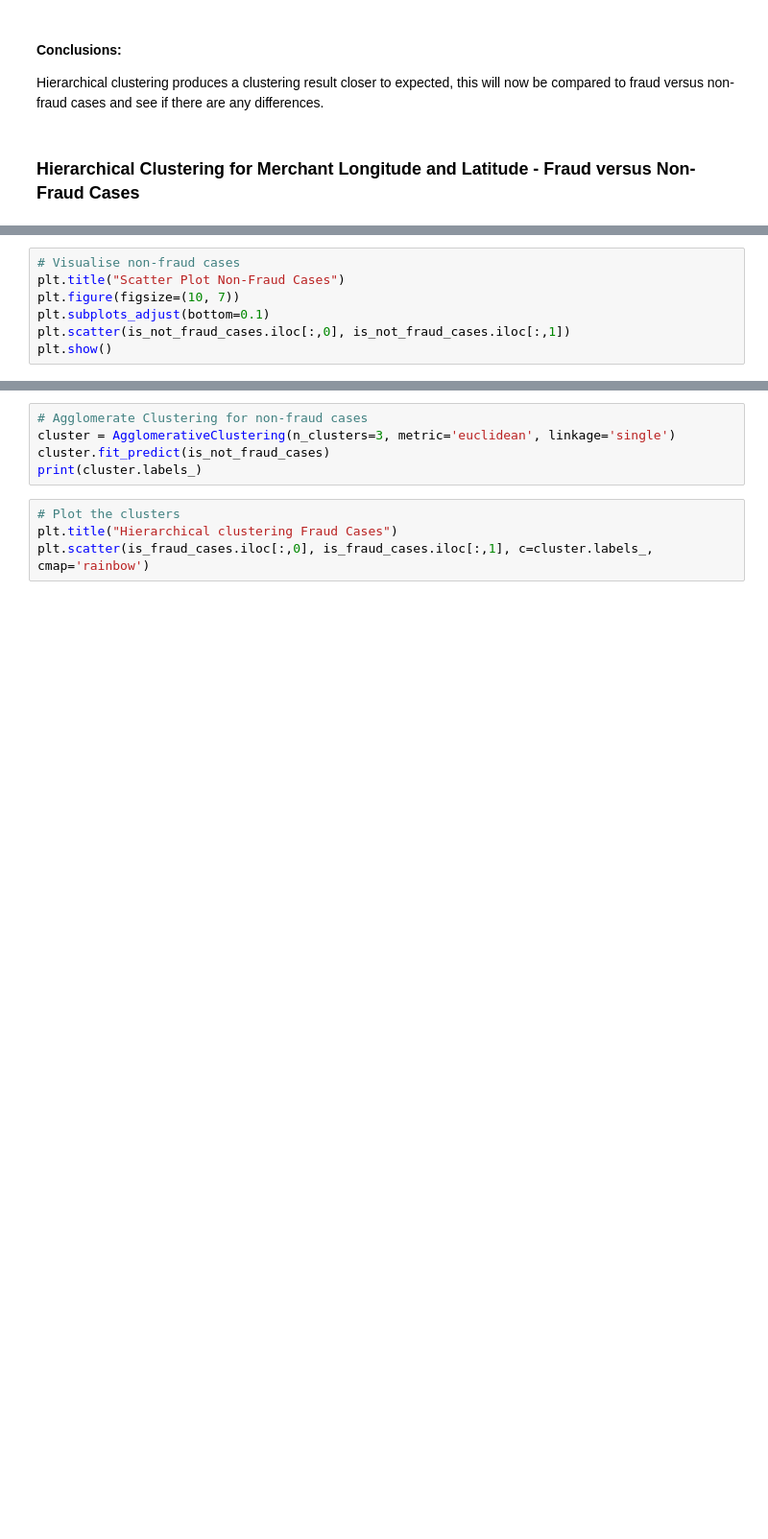
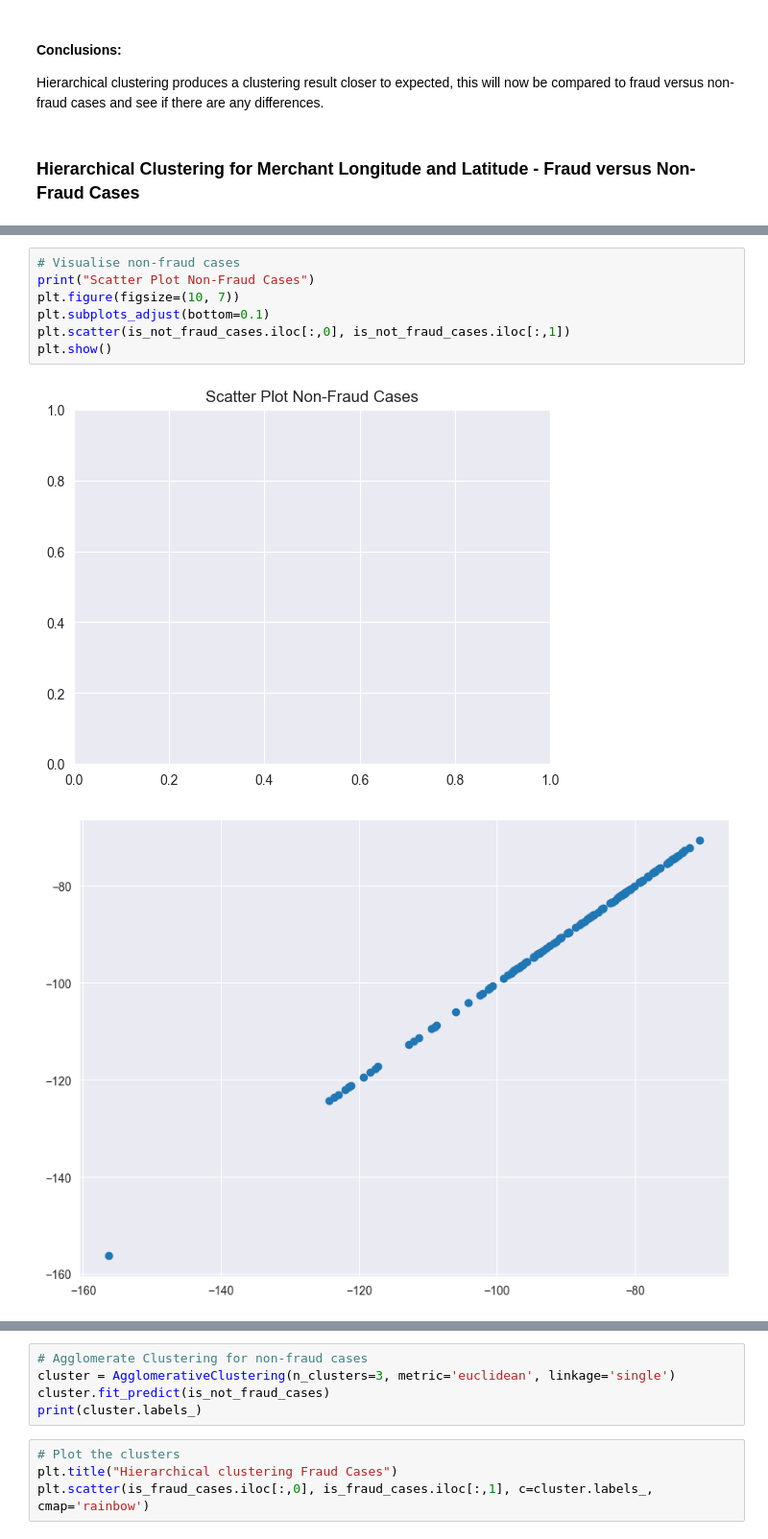
Before and after one commit to danniellejones/cp3403_data_mining_report, a Jupyter notebook: method_01/method03_train.ipynb, the cells around one changed output, grey strips where cells are left out. Shown: that part at 96% size. Cells and saved outputs as stored; diff of their text form; blank space fills up the shorter version.

```diff
--- a/method_01/method03_train.ipynb
+++ b/method_01/method03_train.ipynb
@@ -305,10 +366,13 @@ plt.show()
 # %%
 # Visualise non-fraud cases
-plt.title("Scatter Plot Non-Fraud Cases")
+print("Scatter Plot Non-Fraud Cases")
 plt.figure(figsize=(10, 7))
 plt.subplots_adjust(bottom=0.1)
 plt.scatter(is_not_fraud_cases.iloc[:,0], is_not_fraud_cases.iloc[:,1])
 plt.show()
+# %% [output]
+[figure, added]
+[figure, added]
 # %%
 # Agglomerate Clustering for fraud cases
 cluster = AgglomerativeClustering(n_clusters=3, metric='euclidean', linkage='single')
```
Also changed, not shown: parts of 12 cells of this notebook.
